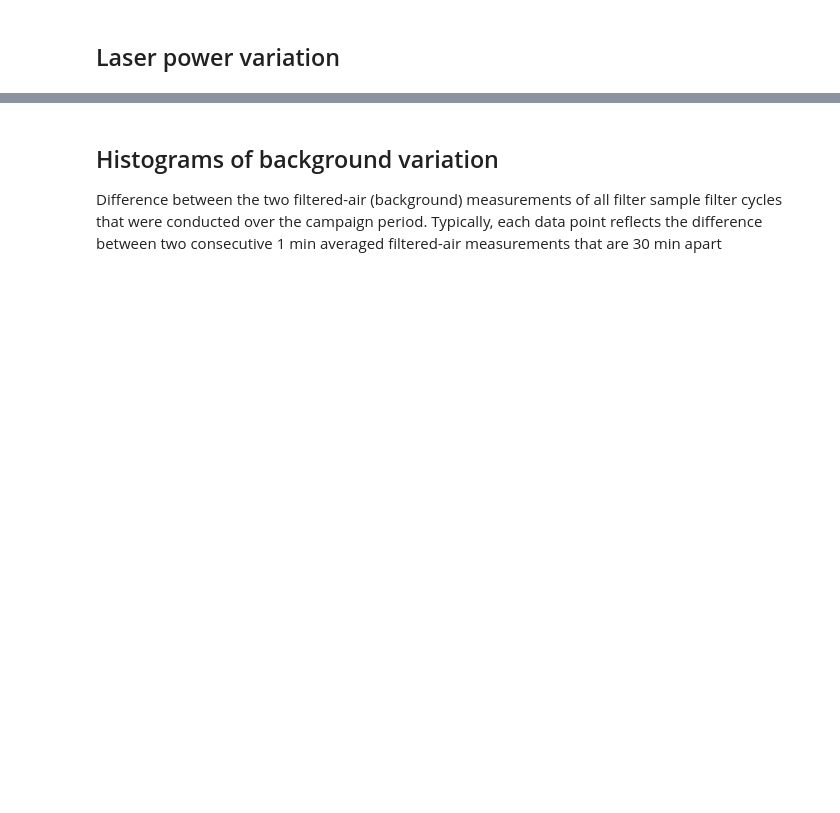
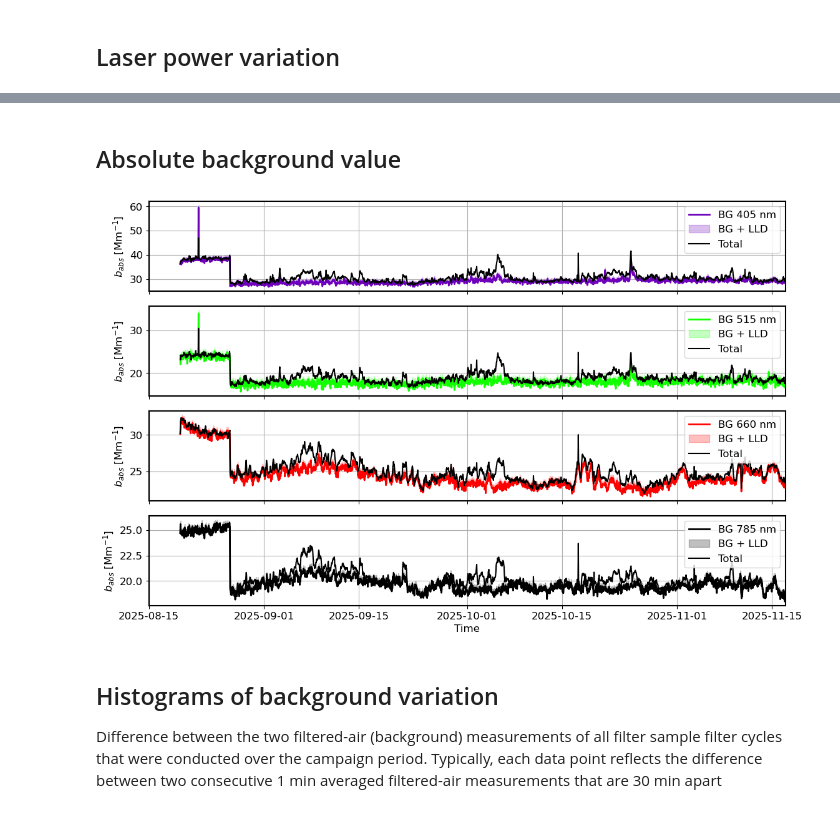
Before and after one commit to BUW-Atmos-Phys/PAAS, a Jupyter notebook: PAAS_background_analysis.ipynb, the cells around one changed output, grey strips where cells are left out. Cells and saved outputs as stored; diff of their text form; code cells hidden in the pictures; blank space fills up the shorter version.

```diff
--- a/PAAS_background_analysis.ipynb
+++ b/PAAS_background_analysis.ipynb
@@ -200,9 +210,16 @@ where:
 - $c_{\mathrm{cell, corr}}$ [V·m·W$^{-1}$] – Corrected (effective) cell constant
 # %%
 bg = paas[paas["Relay1"] == -1].copy()
+total = paas[paas["Relay1"] == 0].copy()
 
 def extract_bg(laser_index):
     d = bg[bg["Laser"] == laser_index].copy()
+    d["b_abs"] = d["R"] / d["Power"] / c_cell_corr
+    d["diff"] = d["b_abs"].diff()
+    return d
+
+def extract_total(laser_index):
+    d = total[total["Laser"] == laser_index].copy()
     d["b_abs"] = d["R"] / d["Power"] / c_cell_corr
     d["diff"] = d["b_abs"].diff()
     return d
@@ -211,4 +228,9 @@ bg_405 = extract_bg(0)
 bg_473 = extract_bg(1)
 bg_515 = extract_bg(2)
 bg_660 = extract_bg(3)
+
+total_405 = extract_total(0)
+total_473 = extract_total(1)
+total_515 = extract_total(2)
+total_660 = extract_total(3)
 # %% [markdown]
@@ -306,3 +348,10 @@ plt.show()
+# %% [markdown]
+## Absolute background value
+# %%
+plot_bg_absolute(bg_405, bg_473, bg_515, bg_660, total_405, total_473, total_515, total_660, wavelengths, analysis_period,
+                     savefolder, time_av)
+# %% [output]
+[figure, added]
 # %% [markdown]
 ## Histograms of background variation
 Difference between the two filtered-air (background) measurements of all filter sample filter cycles that were conducted over the campaign period. Typically, each data point reflects the difference between two consecutive 1 min averaged filtered-air measurements that are 30 min apart
```
Also changed, not shown: parts of 13 cells of this notebook, 3 other files.
